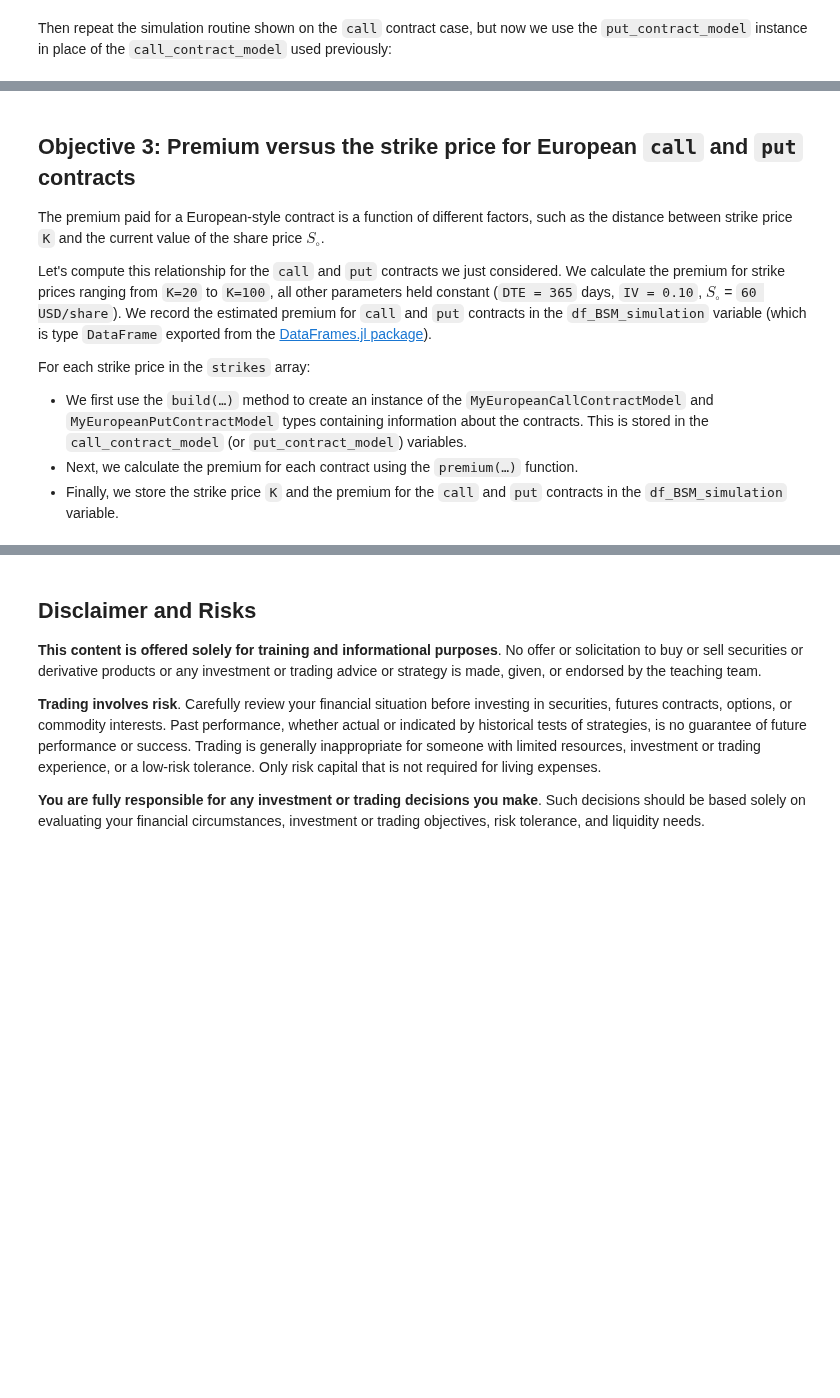
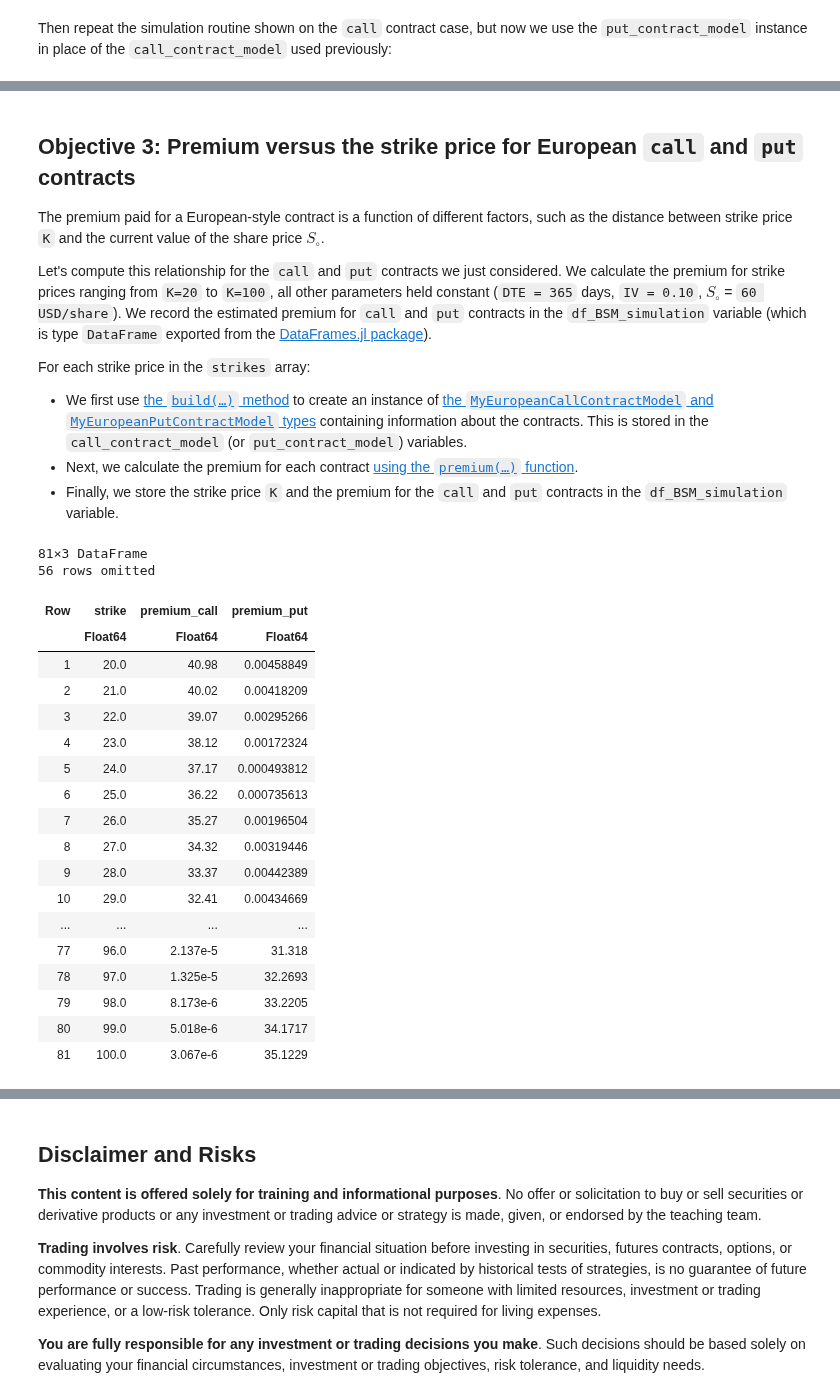
Before and after one commit to varnerlab/CHEME-5660-CourseRepository-Fall-2024, a Jupyter notebook: lectures/week-9/L9b/CHEME-5660-L9b-BSM-Premium-Fall-2024-WorkedExample.ipynb, the cells around one changed output, grey strips where cells are left out. Saved outputs shown, nothing was run; the diff lists cells and outputs as text; code cells hidden in the pictures; blank space fills up the shorter version.

```diff
--- a/lectures/week-9/L9b/CHEME-5660-L9b-BSM-Premium-Fall-2024-WorkedExample.ipynb
+++ b/lectures/week-9/L9b/CHEME-5660-L9b-BSM-Premium-Fall-2024-WorkedExample.ipynb
@@ -167,31 +162,58 @@ The premium paid for a European-style contract is a function of different factor
 Let's compute this relationship for the `call` and `put` contracts we just considered. We calculate the premium for strike prices ranging from `K=20` to `K=100`, all other parameters held constant (`DTE = 365` days, `IV = 0.10`, $S_{\circ}$ = `60 USD/share`). We record the estimated premium for `call` and `put` contracts in the `df_BSM_simulation` variable (which is type `DataFrame` exported from the [DataFrames.jl package](https://dataframes.juliadata.org/stable/)).
 
 For each strike price in the `strikes` array:
-* We first use the `build(…)` method to create an instance of the `MyEuropeanCallContractModel` and `MyEuropeanPutContractModel` types containing information about the contracts. This is stored in the `call_contract_model` (or `put_contract_model`) variables.
-* Next, we calculate the premium for each contract using the `premium(…)` function.
+* We first use [the `build(…)` method](https://varnerlab.github.io/VLQuantitativeFinancePackage.jl/dev/derivatives/#VLQuantitativeFinancePackage.build-Tuple{Type{MyEuropeanCallContractModel},%20NamedTuple}) to create an instance of [the `MyEuropeanCallContractModel` and `MyEuropeanPutContractModel` types](https://varnerlab.github.io/VLQuantitativeFinancePackage.jl/dev/derivatives/#VLQuantitativeFinancePackage.premium-Tuple{MyEuropeanPutContractModel,%20MyBlackScholesContractPricingModel}) containing information about the contracts. This is stored in the `call_contract_model` (or `put_contract_model`) variables.
+* Next, we calculate the premium for each contract [using the `premium(…)` function](https://varnerlab.github.io/VLQuantitativeFinancePackage.jl/dev/derivatives/#VLQuantitativeFinancePackage.build-Tuple{Type{MyEuropeanCallContractModel},%20NamedTuple}).
 * Finally, we store the strike price `K` and the premium for the `call` and `put` contracts in the `df_BSM_simulation` variable.
 # %%
-start_strike = 20.0;
-stop_strike = 100.0;
-strikes = range(start_strike, stop = stop_strike, step=1) |> collect;
-df_BSM_simulation = DataFrame()
-for strike ∈ strikes
+df_BSM_simulation = let
 
-    call_contract_model = build(MyEuropeanCallContractModel, (
-        K = strike, IV = σ̄, DTE = T, sense = 1));
+    Sₒ = 60.0;
+    start_strike = 20.0;
+    stop_strike = 100.0;
+    strikes = range(start_strike, stop = stop_strike, step=1) |> collect;
+    df_BSM_simulation = DataFrame()
+    for strike ∈ strikes
 
-    put_contract_model = build(MyEuropeanPutContractModel, (
-        K = strike, IV = σ̄, DTE = T, sense = 1));
+        call_contract_model = build(MyEuropeanCallContractModel, (
+            K = strike, IV = σ̄, DTE = T, sense = 1));
 
-    P_call = premium(call_contract_model, bsm_model);
-    P_put = premium(put_contract_model, bsm_model);
+        put_contract_model = build(MyEuropeanPutContractModel, (
+            K = strike, IV = σ̄, DTE = T, sense = 1));
 
-    results_tuple = (
-        K = strike,
-        premium_call = P_call,
-        premium_put = P_put
-    );
+        P_call = premium(call_contract_model, bsm_model) |> abs; # we are getting small zero values?
+        P_put = premium(put_contract_model, bsm_model) |> abs; # we are getting small zero values
 
-    push!(df_BSM_simulation, results_tuple);
+        results_tuple = (
+            strike = strike,
+            premium_call = P_call,
+            premium_put = P_put
+        );
+
+        push!(df_BSM_simulation, results_tuple);
+    end
+
+    df_BSM_simulation
 end
+# %% [output]
+81×3 DataFrame
+56 rows omitted
+| Row | strike | premium_call | premium_put |
+|  | Float64 | Float64 | Float64 |
+| 1 | 20.0 | 40.98 | 0.00458849 |
+| 2 | 21.0 | 40.02 | 0.00418209 |
+| 3 | 22.0 | 39.07 | 0.00295266 |
+| 4 | 23.0 | 38.12 | 0.00172324 |
+| 5 | 24.0 | 37.17 | 0.000493812 |
+| 6 | 25.0 | 36.22 | 0.000735613 |
+| 7 | 26.0 | 35.27 | 0.00196504 |
+| 8 | 27.0 | 34.32 | 0.00319446 |
+| 9 | 28.0 | 33.37 | 0.00442389 |
+| 10 | 29.0 | 32.41 | 0.00434669 |
+| ... | ... | ... | ... |
+| 77 | 96.0 | 2.137e-5 | 31.318 |
+| 78 | 97.0 | 1.325e-5 | 32.2693 |
+| 79 | 98.0 | 8.173e-6 | 33.2205 |
+| 80 | 99.0 | 5.018e-6 | 34.1717 |
+| 81 | 100.0 | 3.067e-6 | 35.1229 |
 # %% [markdown]
```
Also changed, not shown: parts of 13 cells of this notebook.
